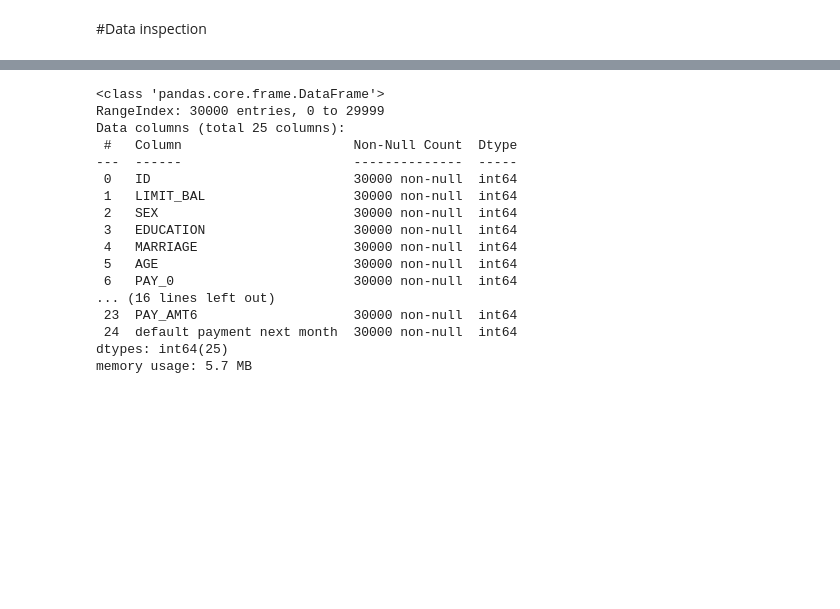
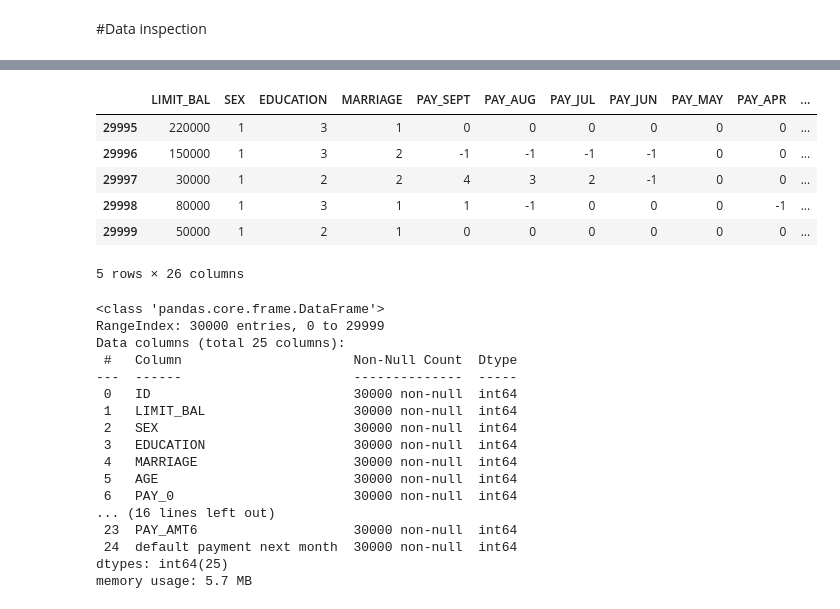
Before and after one commit to vikram0050/Card-Default-Prediction, a Jupyter notebook: Vikramaditya_sah_Card_Default_Prediction_Capstone_Project.ipynb, the cells around one changed output, grey strips where cells are left out. Drawn from its saved outputs; the diff is of its cells as text; code cells hidden in the pictures; blank space fills up the shorter version.

```diff
--- a/Vikramaditya_sah_Card_Default_Prediction_Capstone_Project.ipynb
+++ b/Vikramaditya_sah_Card_Default_Prediction_Capstone_Project.ipynb
@@ -89,3 +89,13 @@ df.head()
+# %%
+df.tail()
+# %% [output]
+|  | LIMIT_BAL | SEX | EDUCATION | MARRIAGE | PAY_SEPT | PAY_AUG | PAY_JUL | PAY_JUN | PAY_MAY | PAY_APR | ... |
+| 29995 | 220000 | 1 | 3 | 1 | 0 | 0 | 0 | 0 | 0 | 0 | ... |
+| 29996 | 150000 | 1 | 3 | 2 | -1 | -1 | -1 | -1 | 0 | 0 | ... |
+| 29997 | 30000 | 1 | 2 | 2 | 4 | 3 | 2 | -1 | 0 | 0 | ... |
+| 29998 | 80000 | 1 | 3 | 1 | 1 | -1 | 0 | 0 | 0 | -1 | ... |
+| 29999 | 50000 | 1 | 2 | 1 | 0 | 0 | 0 | 0 | 0 | 0 | ... |
+5 rows × 26 columns
 # %%
 #checking information of data
 df.info()
```
Also changed, not shown: parts of 22 cells of this notebook.
